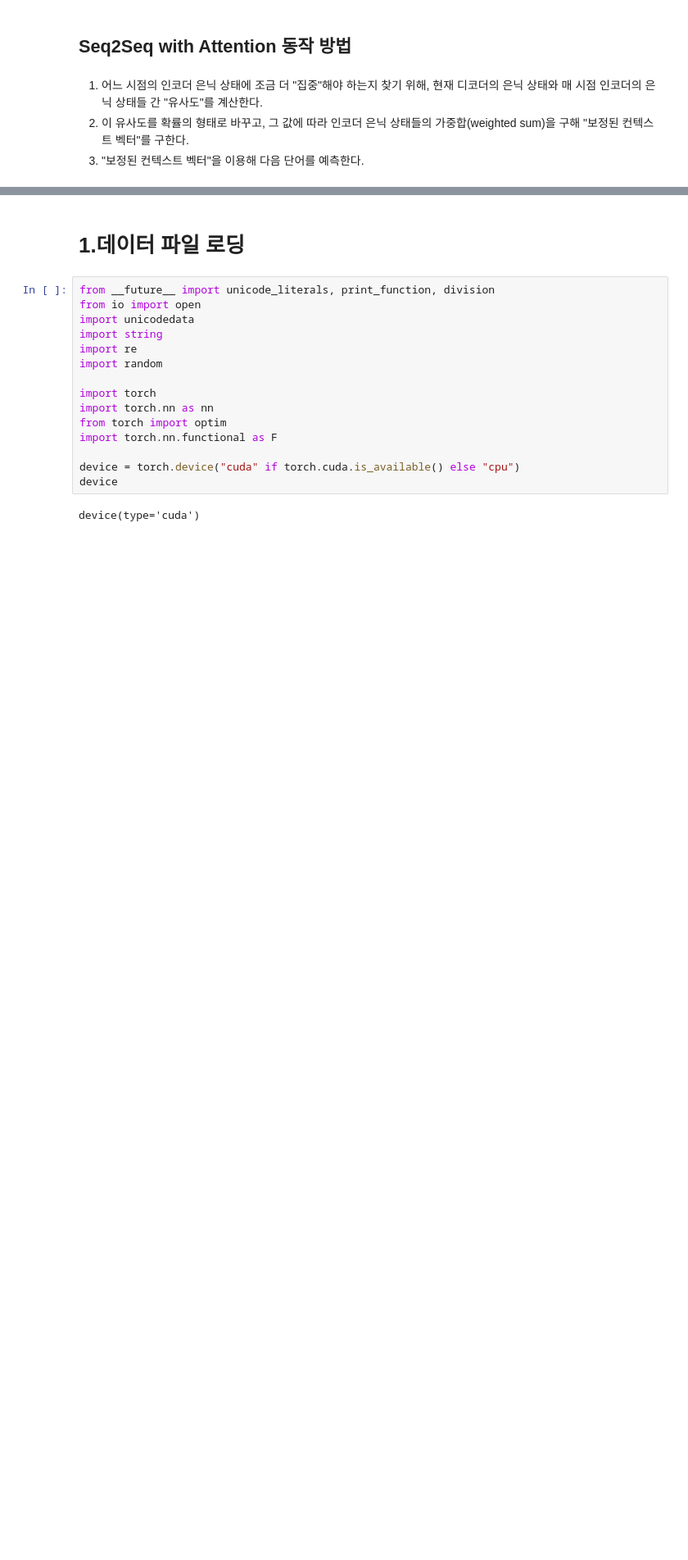
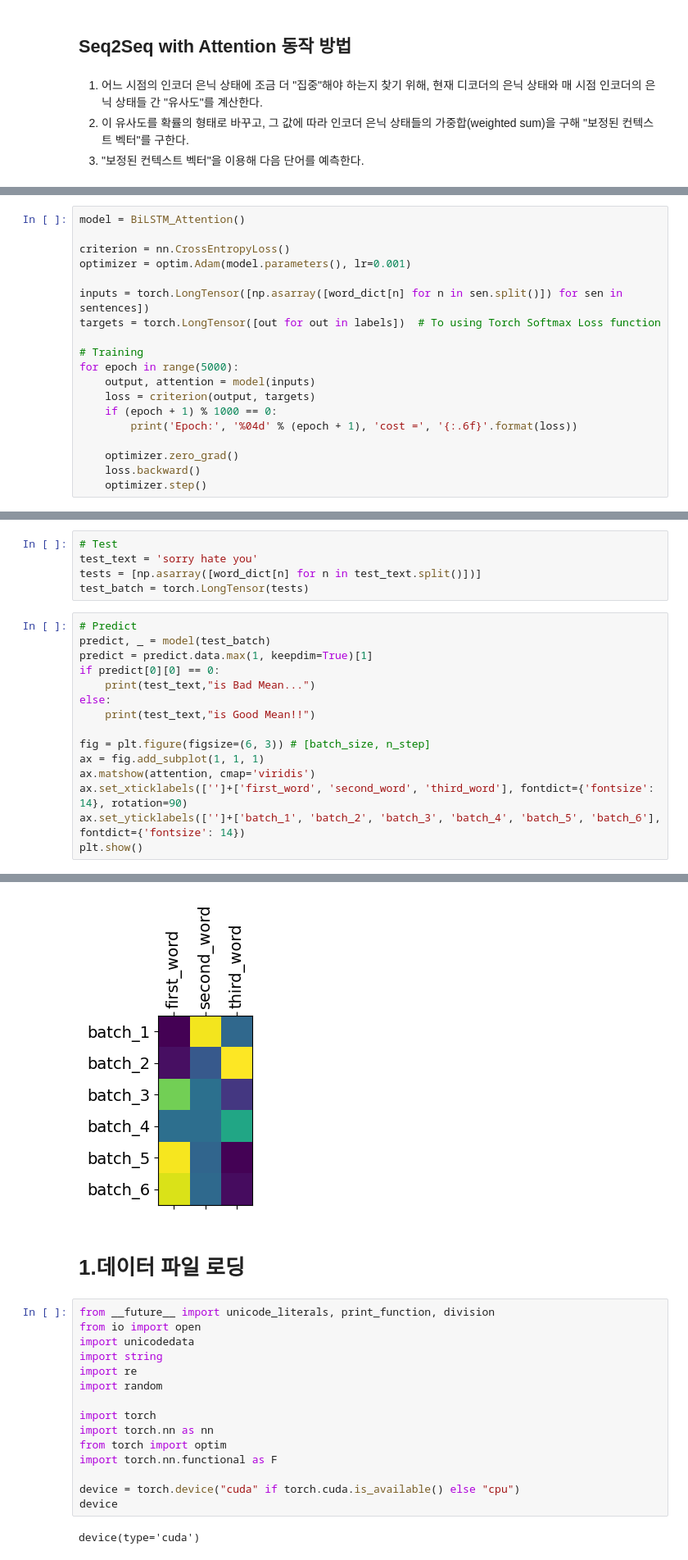
Before and after one commit to parking-place/PlayData_v2, a Jupyter notebook: 06. deep learning/3. NLP Pytorch/6-2.Seq2Seq and Attention.ipynb, the cells around one changed output, grey strips where cells are left out. Shown at 82% size. Cells and saved outputs as stored; diff of their text form; blank space fills up the shorter version.

```diff
--- a/06. deep learning/3. NLP Pytorch/6-2.Seq2Seq and Attention.ipynb
+++ b/06. deep learning/3. NLP Pytorch/6-2.Seq2Seq and Attention.ipynb
@@ -66,0 +246,19 @@ query와 key 사이의 유사도를 구하는 함수를 스코어 함수라고
+# %%
+model = BiLSTM_Attention()
+
+criterion = nn.CrossEntropyLoss()
+optimizer = optim.Adam(model.parameters(), lr=0.001)
+
+inputs = torch.LongTensor([np.asarray([word_dict[n] for n in sen.split()]) for sen in sentences])
+targets = torch.LongTensor([out for out in labels])  # To using Torch Softmax Loss function
+
+# Training
+for epoch in range(5000):
+    output, attention = model(inputs)
+    loss = criterion(output, targets)
+    if (epoch + 1) % 1000 == 0:
+        print('Epoch:', '%04d' % (epoch + 1), 'cost =', '{:.6f}'.format(loss))
+
+    optimizer.zero_grad()
+    loss.backward()
+    optimizer.step()
@@ -66,0 +271,21 @@ query와 key 사이의 유사도를 구하는 함수를 스코어 함수라고
+# %%
+# Test
+test_text = 'sorry hate you'
+tests = [np.asarray([word_dict[n] for n in test_text.split()])]
+test_batch = torch.LongTensor(tests)
+# %%
+# Predict
+predict, _ = model(test_batch)
+predict = predict.data.max(1, keepdim=True)[1]
+if predict[0][0] == 0:
+    print(test_text,"is Bad Mean...")
+else:
+    print(test_text,"is Good Mean!!")
+
+fig = plt.figure(figsize=(6, 3)) # [batch_size, n_step]
+ax = fig.add_subplot(1, 1, 1)
+ax.matshow(attention, cmap='viridis')
+ax.set_xticklabels(['']+['first_word', 'second_word', 'third_word'], fontdict={'fontsize': 14}, rotation=90)
+ax.set_yticklabels(['']+['batch_1', 'batch_2', 'batch_3', 'batch_4', 'batch_5', 'batch_6'], fontdict={'fontsize': 14})
+plt.show()
+# %% [output]
@@ -67,3 +293,4 @@ query와 key 사이의 유사도를 구하는 함수를 스코어 함수라고
+[figure, added]
 # %% [markdown]
 # 1.데이터 파일 로딩
 # %%
```
Also changed, not shown: parts of 14 cells of this notebook, 17 other files.
